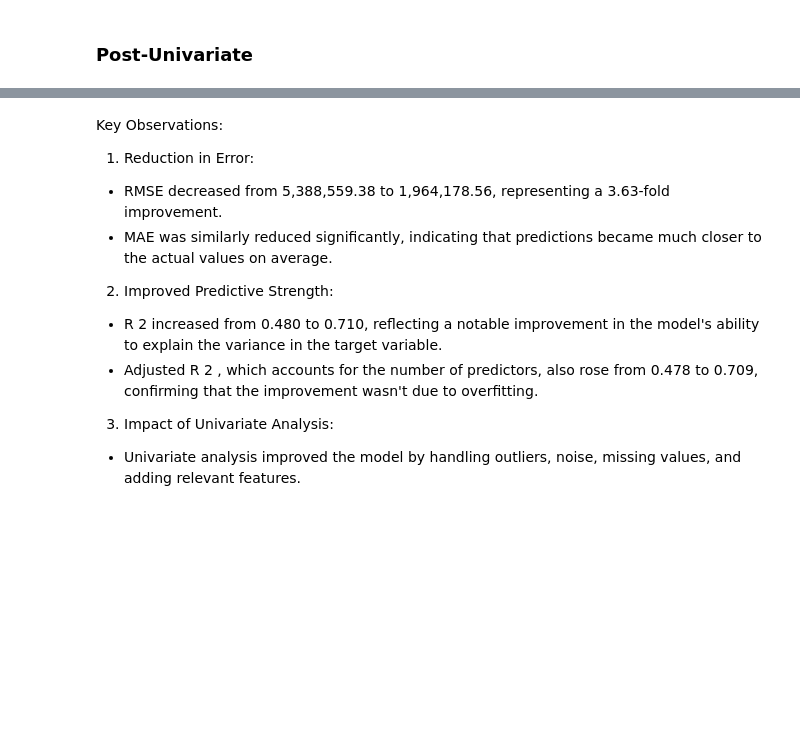
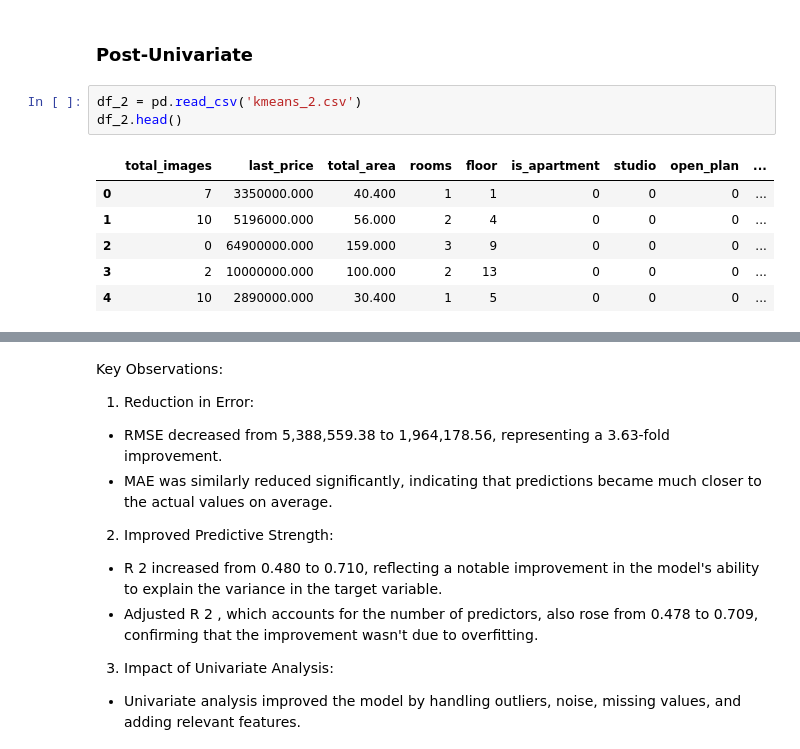
Before and after one commit to abrleva8/ITMO_mmsa, a Jupyter notebook: lab_3/Task3.ipynb, the cells around one changed output, grey strips where cells are left out. Saved outputs shown, nothing was run; the diff lists cells and outputs as text; blank space fills up the shorter version.

```diff
--- a/lab_3/Task3.ipynb
+++ b/lab_3/Task3.ipynb
@@ -715,3 +715,13 @@ Thus, the univariate Data Analysis helps to improve prediction model's quality b
 ## Model Performance Comparison with Classical Metrics
 # %% [markdown]
 ### Post-Univariate
+# %%
+df_2 = pd.read_csv('kmeans_2.csv')
+df_2.head()
+# %% [output]
+|  | total_images | last_price | total_area | rooms | floor | is_apartment | studio | open_plan | ... |
+| 0 | 7 | 3350000.000 | 40.400 | 1 | 1 | 0 | 0 | 0 | ... |
+| 1 | 10 | 5196000.000 | 56.000 | 2 | 4 | 0 | 0 | 0 | ... |
+| 2 | 0 | 64900000.000 | 159.000 | 3 | 9 | 0 | 0 | 0 | ... |
+| 3 | 2 | 10000000.000 | 100.000 | 2 | 13 | 0 | 0 | 0 | ... |
+| 4 | 10 | 2890000.000 | 30.400 | 1 | 5 | 0 | 0 | 0 | ... |
```
Also changed, not shown: parts of 4 cells of this notebook, 1 other file.
